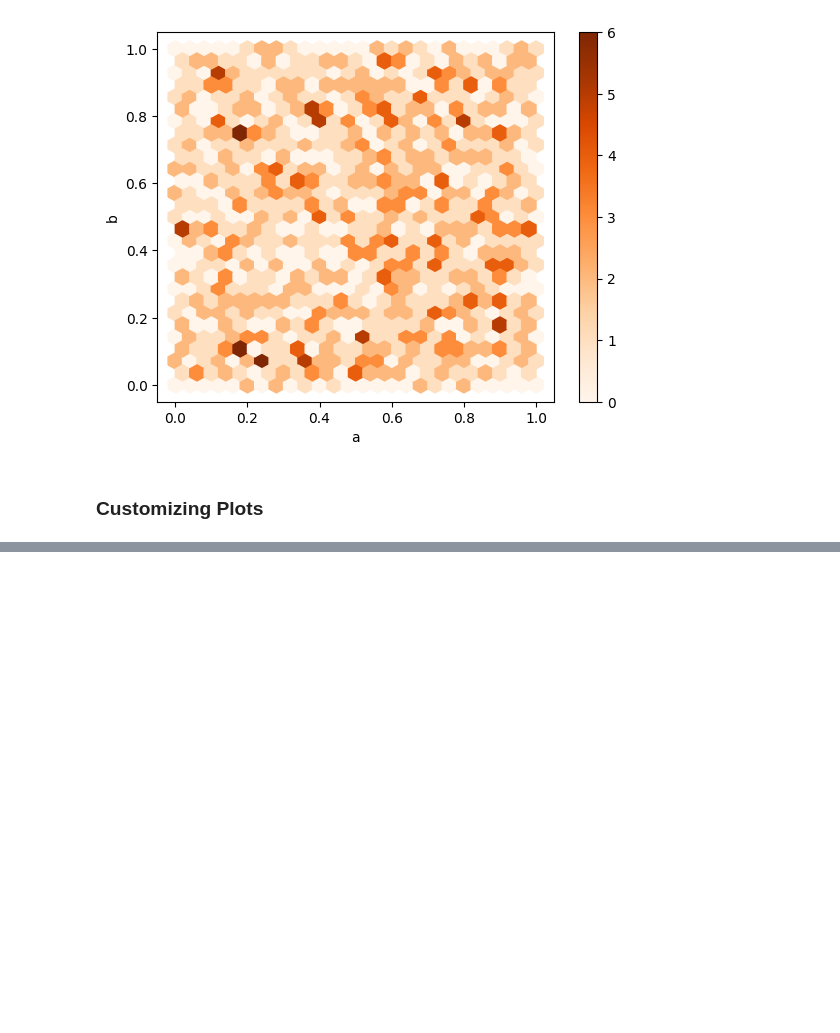
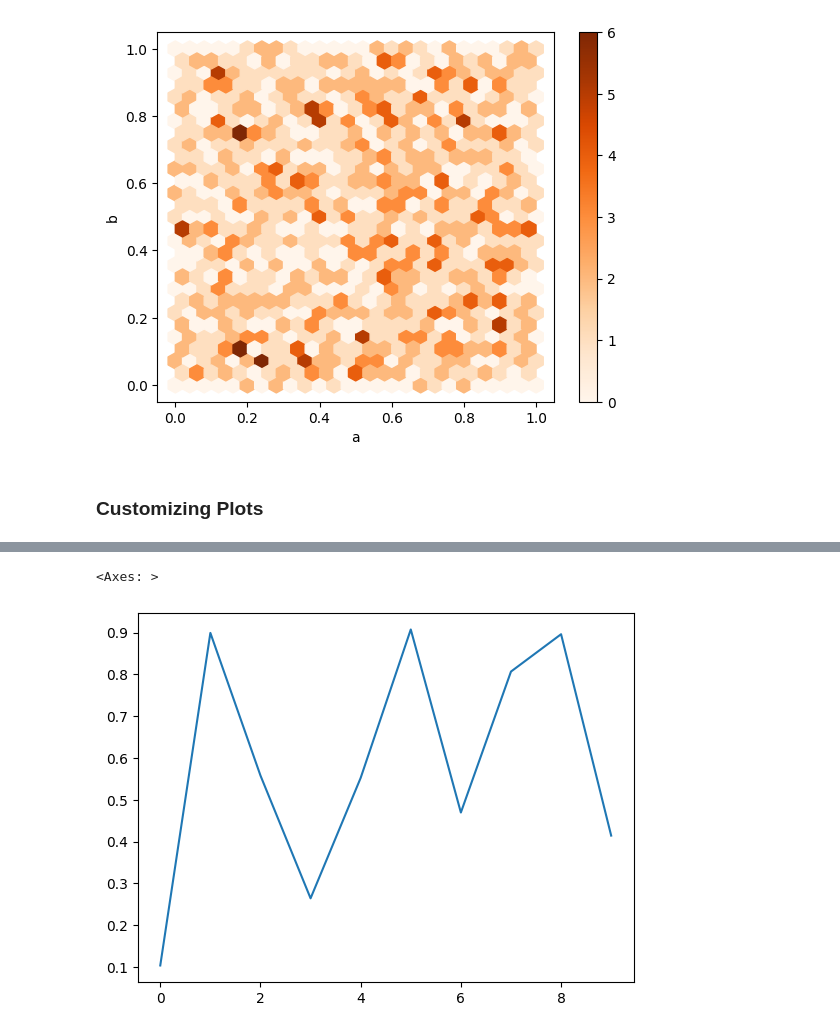
Before and after one commit to ibrahimaltun/udemy-courses, a Jupyter notebook: python-for-time-series-data-analysis/3.visualize.ipynb, the cells around one changed output, grey strips where cells are left out. Drawn from its saved outputs; the diff is of its cells as text; code cells hidden in the pictures; blank space fills up the shorter version.

```diff
--- a/python-for-time-series-data-analysis/3.visualize.ipynb
+++ b/python-for-time-series-data-analysis/3.visualize.ipynb
@@ -217,0 +232,5 @@ df.plot.hexbin(x='a', y='b', gridsize=25, cmap="Oranges")
+# %%
+dff["c"].plot.line()
+# %% [output]
+<Axes: >
+[figure, added]
```
Also changed, not shown: parts of 17 cells of this notebook.
